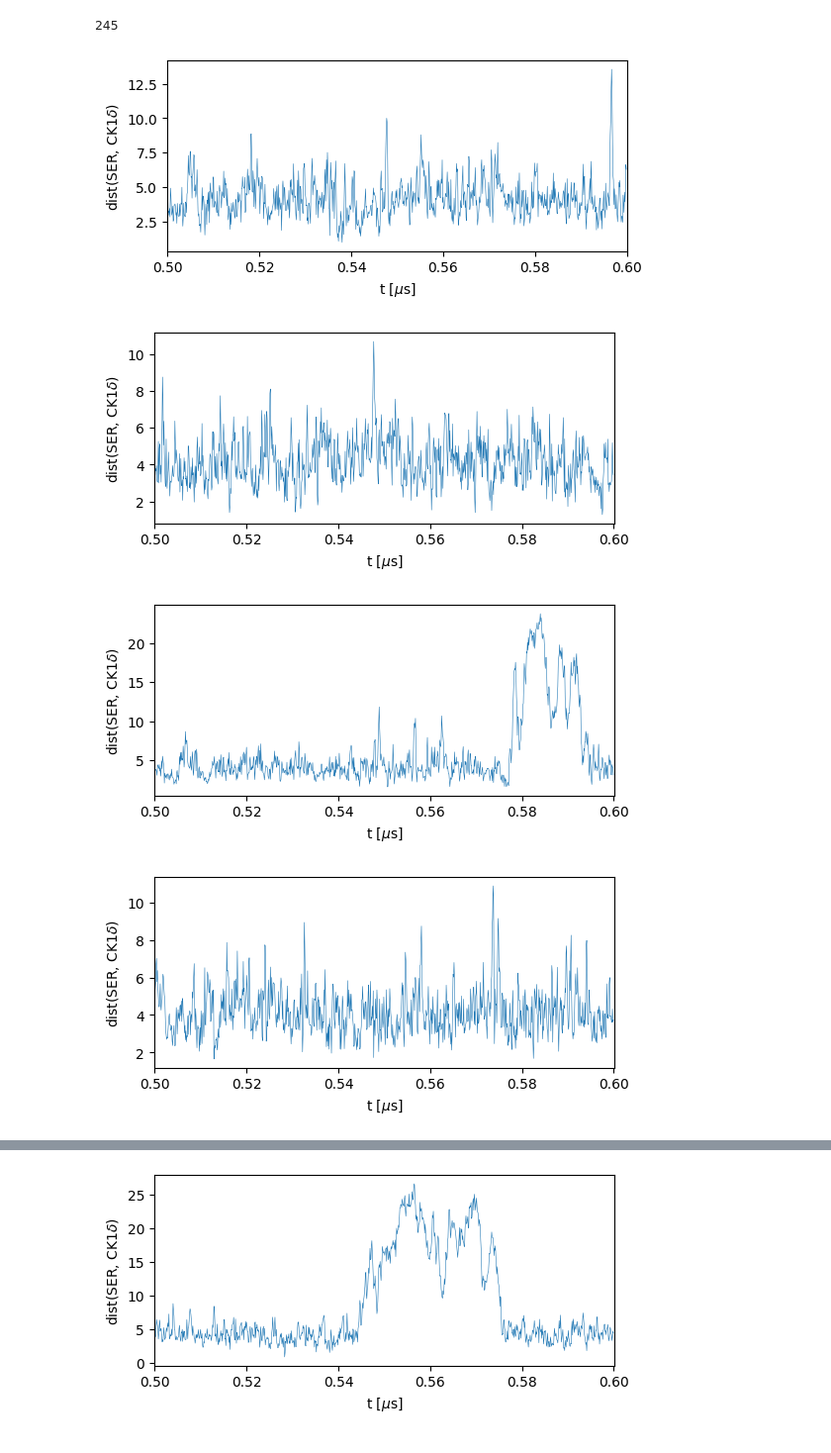
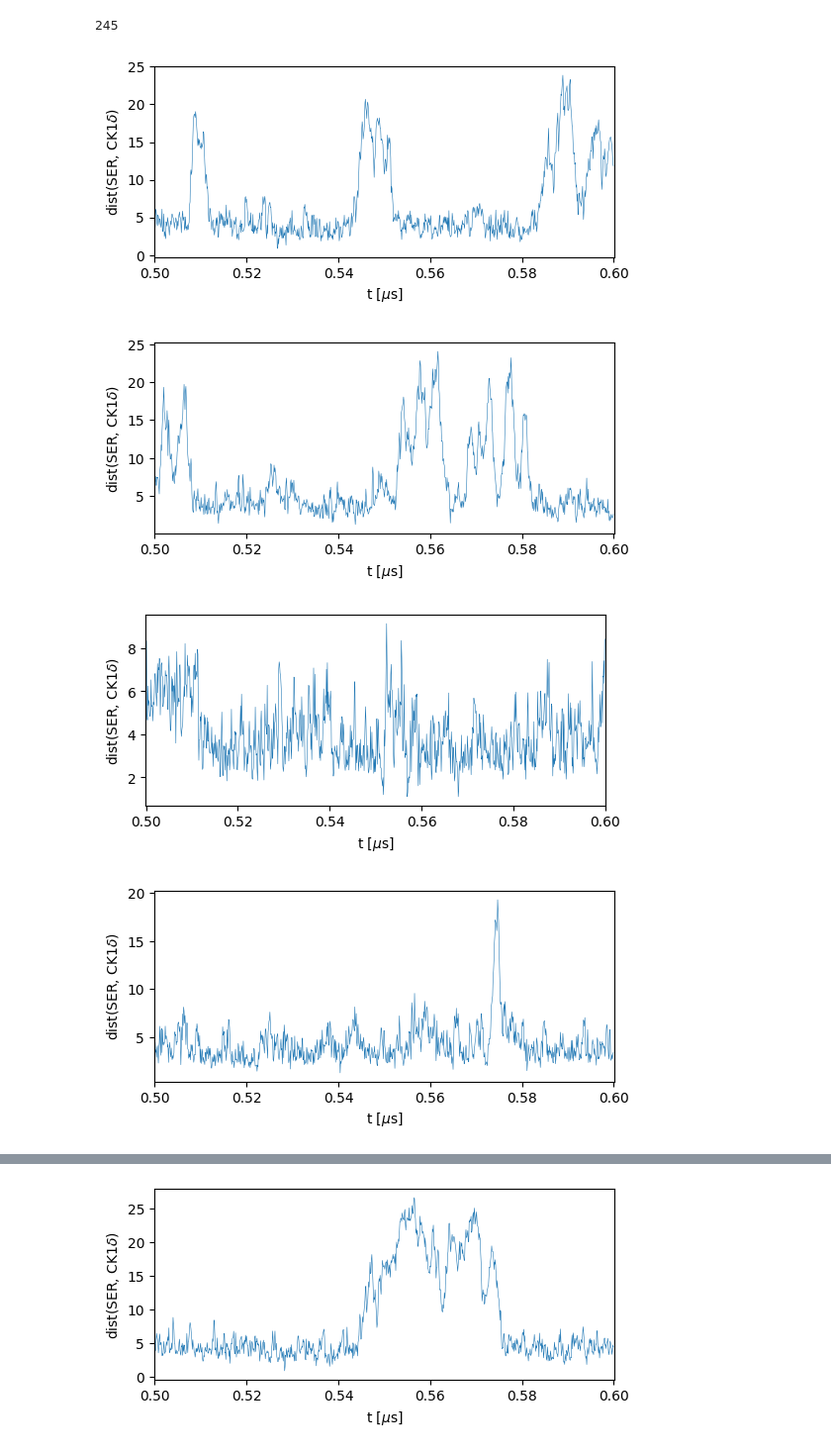
Before and after one commit to ezippo/HPA, a Jupyter notebook: process_traj.ipynb, the cells around one changed output, grey strips where cells are left out. Shown at 99% size. Saved outputs shown, nothing was run; the diff lists cells and outputs as text; code cells hidden in the pictures.

```diff
--- a/process_traj.ipynb
+++ b/process_traj.ipynb
@@ -47,6 +47,6 @@ hpau.center_trajectory_z(path_struct+'sim_eq_slab_150-full-tdp43_5-pp3/sim_eq_sl
                          group=[i for i in range(61600)], cluster=True, cutoff=2.5)
 # %%
 for i in range(1,5):
-    hpau.center_trajectory(path_drop+f'sim_200-tdp43-lcd_5-ck1d-open/sim{i}_200-tdp43-lcd_5-com-ck1d-open_CAL3_dump.gsd',
-                           path_drop+f'sim_200-tdp43-lcd_5-ck1d-open/sim{i}_200-tdp43-lcd_5-com-ck1d-open_CAL3_dump_centered.gsd',
+    hpau.center_trajectory(path_drop+f'sim_oscillation_200-tdp43-lcd_2-ck1d-open_10-pp3/sim{i}_200-tdp43-lcd_2-com-ck1d-open_10-com-pp3_CAL3_osc_dump.gsd',
+                           path_drop+f'sim_oscillation_200-tdp43-lcd_2-ck1d-open_10-pp3/sim{i}_200-tdp43-lcd_2-com-ck1d-open_10-com-pp3_CAL3_osc_dump_centered.gsd',
                            group=[i for i in range(30800)], cluster=True, cutoff=2.5)
@@ -53,7 +55,7 @@ for i in range(1,5):
 # %%
-for i in range(1,5):
-    hpau.center_trajectory(path_drop+f'sim_200-tdp43-lcd_5-pp3/sim{i}_200-tdp43-lcd-2100pser_5-com-pp3_CAL3_dump.gsd',
-                           path_drop+f'sim_200-tdp43-lcd_5-pp3/sim{i}_200-tdp43-lcd-2100pser_5-com-pp3_CAL3_dump_centered.gsd',
+for i in range(1,4):
+    hpau.center_trajectory(path_drop+f'sim_ness_200-tdp43-lcd_2-ck1d-open_12-pp3/sim{i}_ness_200-tdp43-lcd_2-com-ck1d-open_12-com-pp3_CAL3_dump.gsd',
+                           path_drop+f'sim_ness_200-tdp43-lcd_2-ck1d-open_12-pp3/sim{i}_ness_200-tdp43-lcd_2-com-ck1d-open_12-com-pp3_CAL3_dump_centered.gsd',
                            group=[i for i in range(30800)], cluster=True, cutoff=2.5)
 # %% [markdown]
 ### Unwrap trajectory
@@ -143,9 +145,9 @@ for i in [2500]:
 245
 # %%
 rdump = '5k'
-ck1d_bool = True
+ck1d_bool = False
 pp3_bool = True
-dmu = '0_0'
+dmu = '0'
 time = '20us_'
 
 if ck1d_bool and pp3_bool:
@@ -160,34 +162,34 @@ elif ck1d_bool:
     enzymes = '1-ck1d-open'
     enzfile = 'com-ck1d-open'
     temp = 'CAL3_200K_'
     suffix = 'mpSer_rs'
     pt = path_ness+f'sim_ser19_dmu{dmu}_1-tdp43-5pser_{enzymes}_200K_{rdump}_{suffix}/'
     enz_ids = [300,301,302]
 elif pp3_bool:
     enzymes = '1-pp3'
     enzfile = 'com-pp3'
     temp = 'CAL3_200K_'
     suffix = 'mpSer_rs'
     pt = path_ness+f'sim_ser19_dmu{dmu}_1-tdp43-5pser_{enzymes}_200K_{rdump}_{suffix}/'
     enz_ids = [153+92,153+94,153+120,153+152,153+283]
 else:
     RaiseError('no enzymes!')
 
 for s in range(1,6):
     if ck1d_bool and pp3_bool:
         d = hpau.create_distance_file(pt+f'sim{s}_ser19_dmu{dmu}_1-tdp43-5pser_{enzfile}_{temp}{rdump}_{suffix}_{time}dump.gsd',
                                          id1=ck1d_ids, id2=[i for i in range(154)], mean1=True, therm=0)
         tmp = hpau.create_distance_file(pt+f'sim{s}_ser19_dmu{dmu}_1-tdp43-5pser_{enzfile}_{temp}{rdump}_{suffix}_{time}dump.gsd',
                                          id1=pp3_ids, id2=[i for i in range(154)], mean1=True, therm=0)
         d = np.append(d, tmp, axis=1)
     else:
         d = hpau.create_distance_file(pt+f'sim{s}_ser19_dmu{dmu}_1-tdp43-5pser_{enzfile}_{temp}{rdump}_{suffix}_{time}dump.gsd',
                                          id1=enz_ids, id2=[i for i in range(154)], mean1=True, therm=0)
 
     np.savetxt(pt+f'sim{s}_ser19_dmu{dmu}_1-tdp43-5pser_{enzfile}_{temp}{rdump}_{suffix}_{time}dist.txt', d)
     hpapl.plot_dist(d,part_id=5,start=5000,end=6000)
 # %% [output]
-[figure, old version]
+[figure, new version]
-[figure, old version]
+[figure, new version]
-[figure, old version]
+[figure, new version]
-[figure, old version]
+[figure, new version]
```
Also changed, not shown: parts of 2 cells of this notebook, 1 other file.
